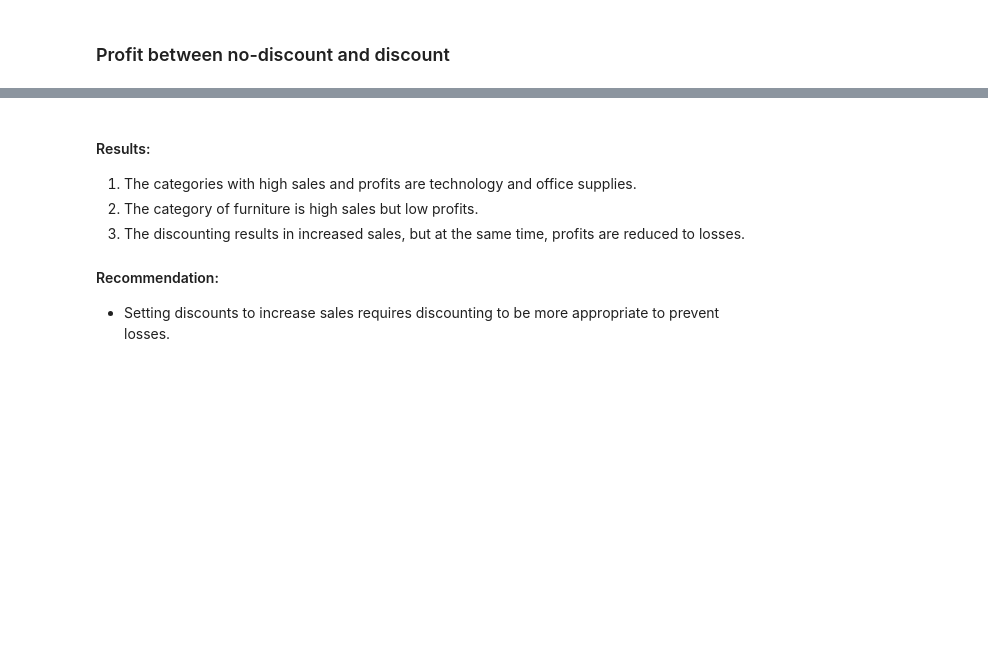
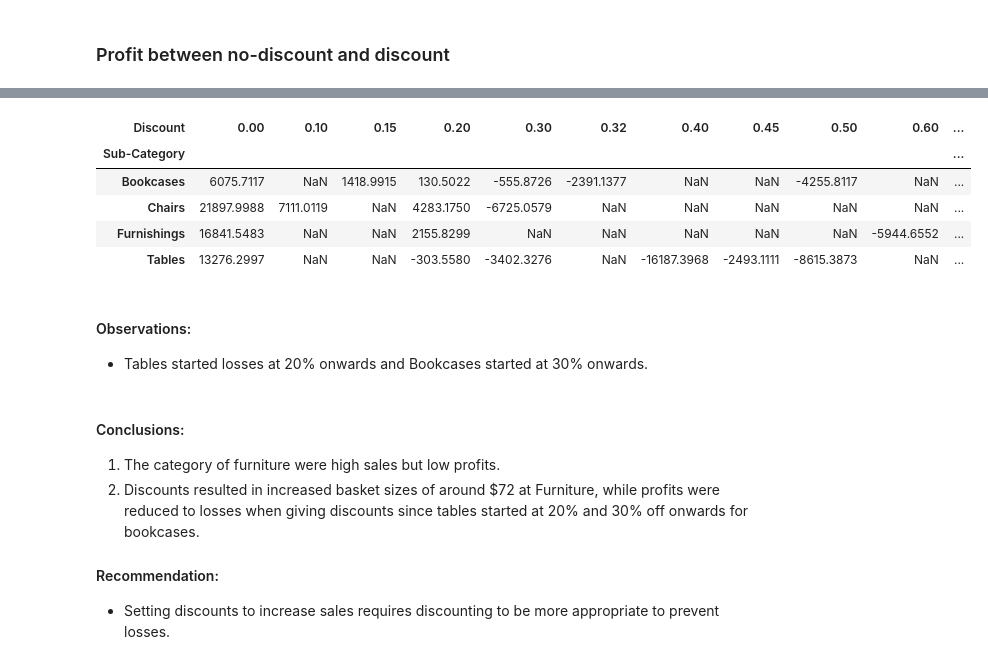
Before and after one commit to Ratchaneekorn06/PortfolioProject, a Jupyter notebook: Super Store Exploratory Data Analysis Project.ipynb, the cells around one changed output, grey strips where cells are left out. Cells and saved outputs as stored; diff of their text form; code cells hidden in the pictures; blank space fills up the shorter version.

```diff
--- a/Super Store Exploratory Data Analysis Project.ipynb
+++ b/Super Store Exploratory Data Analysis Project.ipynb
@@ -280,8 +356,21 @@ plt.show()
+# %%
+profits = pd.pivot_table(data = df_furniture, values = 'Profit', index = ['Sub-Category'], columns = ['Discount'],
+                         aggfunc = np.sum)
+profits
+# %% [output]
+| Discount | 0.00 | 0.10 | 0.15 | 0.20 | 0.30 | 0.32 | 0.40 | 0.45 | 0.50 | 0.60 | ... |
+| Sub-Category |  |  |  |  |  |  |  |  |  |  | ... |
+| Bookcases | 6075.7117 | NaN | 1418.9915 | 130.5022 | -555.8726 | -2391.1377 | NaN | NaN | -4255.8117 | NaN | ... |
+| Chairs | 21897.9988 | 7111.0119 | NaN | 4283.1750 | -6725.0579 | NaN | NaN | NaN | NaN | NaN | ... |
+| Furnishings | 16841.5483 | NaN | NaN | 2155.8299 | NaN | NaN | NaN | NaN | NaN | -5944.6552 | ... |
+| Tables | 13276.2997 | NaN | NaN | -303.5580 | -3402.3276 | NaN | -16187.3968 | -2493.1111 | -8615.3873 | NaN | ... |
+# %% [markdown]
+#### Observations:
+- Tables started losses at 20% onwards and Bookcases started at 30% onwards.
 # %% [markdown]
-#### Results:
-1. The categories with high sales and profits are technology and office supplies.
-2. The category of furniture is high sales but low profits.
-3. The discounting results in increased sales, but at the same time, profits are reduced to losses.
+#### Conclusions:
+1. The category of furniture were high sales but low profits.
+2. Discounts resulted in increased basket sizes of around $72 at Furniture, while profits were reduced to losses when giving discounts since tables started at 20% and 30% off onwards for bookcases.
 
 #### Recommendation:
 - Setting discounts to increase sales requires discounting to be more appropriate to prevent losses.
```
Also changed, not shown: parts of 9 cells of this notebook.
